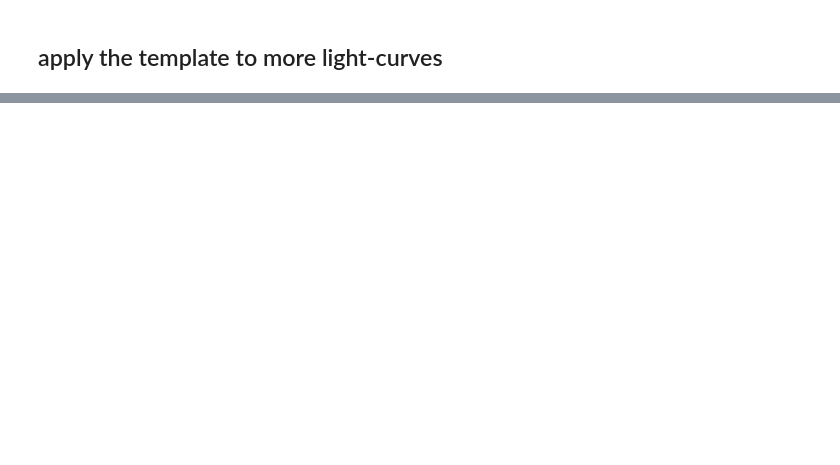
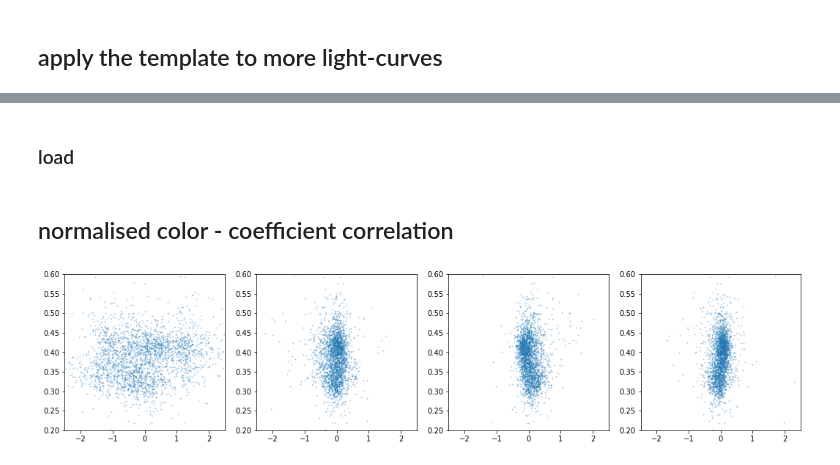
Before and after one commit to SihaoCheng/Gaia, a Jupyter notebook: 2.2 RR Lyrae light-curve analysis.ipynb, the cells around one changed output, grey strips where cells are left out. Cells and saved outputs as stored; diff of their text form; code cells hidden in the pictures; blank space fills up the shorter version.

```diff
--- a/2.2 RR Lyrae light-curve analysis.ipynb
+++ b/2.2 RR Lyrae light-curve analysis.ipynb
@@ -296,0 +341,46 @@ len(selected_index)
+# %% [markdown]
+### load
+# %%
+lightcurve_info = np.load(dir_rrlyrae+'lightcurve_info_ab.npy')[0]
+lightcurve_info_bp_good = lightcurve_info['lightcurve_info_bp_good']
+lightcurve_info_rp_good = lightcurve_info['lightcurve_info_rp_good']
+lightcurve_info_g_good = lightcurve_info['lightcurve_info_g_good']
+lightcurve_info_bp_more = lightcurve_info['lightcurve_info_bp_more']
+lightcurve_info_rp_more = lightcurve_info['lightcurve_info_rp_more']
+lightcurve_info_g_more = lightcurve_info['lightcurve_info_g_more']
+selected_good = lightcurve_info['selected_good']
+selected_more = lightcurve_info['selected_more']
+# %% [markdown]
+## normalised color - coefficient correlation
+# %%
+lightcurve_info_bp = lightcurve_info_bp_more
+lightcurve_info_rp = lightcurve_info_rp_more
+lightcurve_info_g = lightcurve_info_g_more
+# %%
+lightcurve_bp_rp = np.empty(len(table_id_ordered[selected_more]))
+table_id_ordered_selected = table_id_ordered[selected_more]
+for i in range(len(table_id_ordered_selected)):
+    lightcurve_bp_rp[i] = ( lightcurve_info_bp[i][2](np.linspace(0,1,200))-lightcurve_info_rp[i][2](np.linspace(0,1,200)) ).mean() #  [3]: bp_rp
+# %%
+lightcurve_vectors = []
+for i in range(len(table_id_ordered_selected)):
+    lightcurve_vectors.append( lightcurve_info_g[i][1](np.linspace(0,1,200))-0*lightcurve_info_rp[i][2](np.linspace(0,1,200)) ) #  [3]: bp_rp
+
+#y_axis = bp_rp_coef_1
+y_axis = table_id_ordered_selected['int_average_bp']-table_id_ordered_selected['int_average_rp']-ext[selected_more]*1.43
+#y_axis = lightcurve_bp_rp-ext[selected]*1.43
+plt.figure(figsize=(18,18))
+for i in range(n_components):
+    plt.subplot(4,4,i+1)
+    plt.scatter(pca.transform(lightcurve_vectors)[:,i],y_axis,\
+                s=1, alpha=0.3)#,s=table_id_ordered_selected['bp_rp']
+    plt.ylim(0.4,0.8)
+    plt.ylim(0.2,0.6)
+    plt.xlim(-2.5,2.5)
+#plt.subplot(4,4,i+2)
+#plt.scatter(pca.transform(lightcurve_vectors)[:,0],pca.transform(lightcurve_vectors)[:,1],\
+#                s=1, alpha=0.3)#,s=table_id_ordered_selected['bp_rp']
+
+plt.show()
+# %% [output]
+[figure, added]
```
Also changed, not shown: parts of 69 cells of this notebook, 2 other files.
